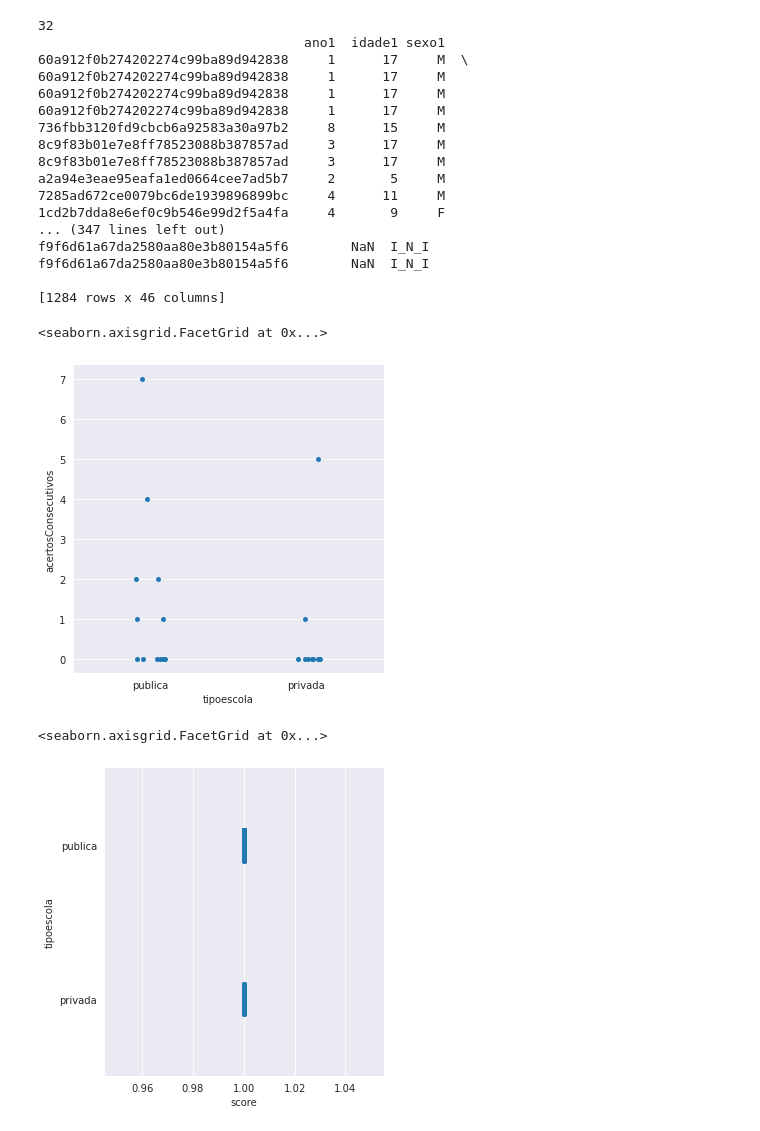
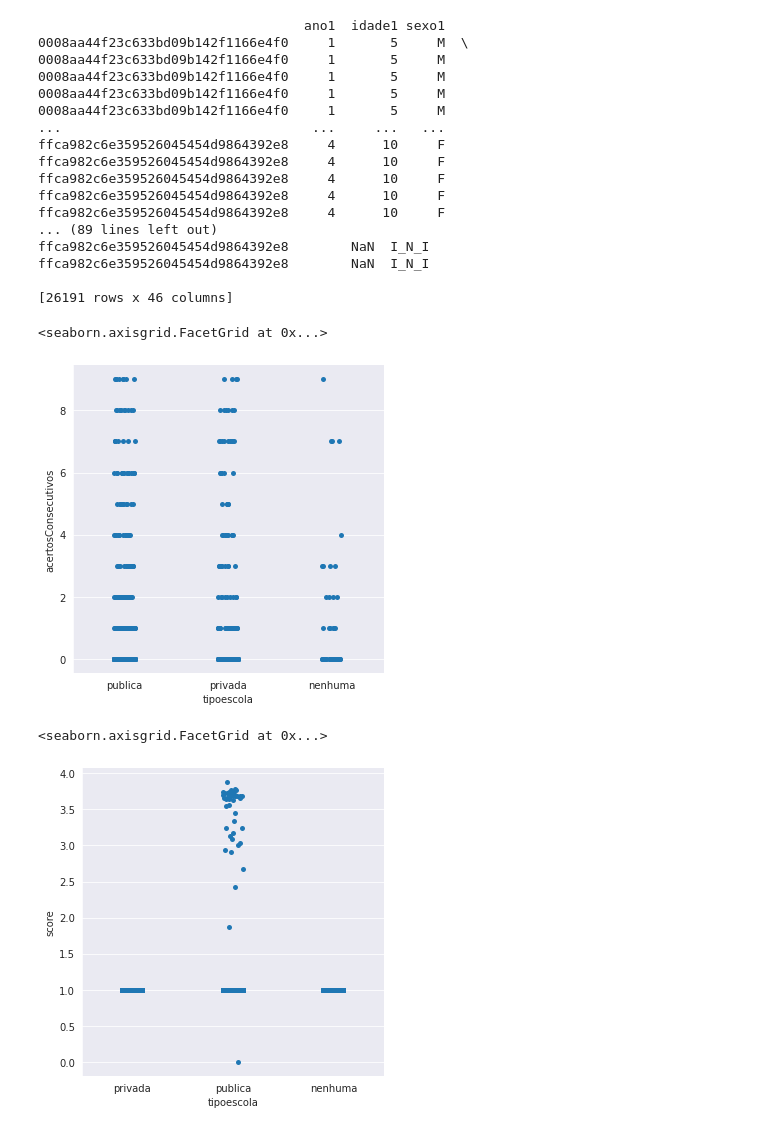
Before and after one commit to AnniProvietti/RIO20, a Jupyter notebook: fono_ceo-master/ipynb/dev/Wisconsin-dados.ipynb, the cells around one changed output. Saved outputs shown, nothing was run; the diff lists cells and outputs as text; code cells hidden in the pictures.

Commit message:
wisconsin: dados do intervalo de 0 a 2000

```diff
--- a/fono_ceo-master/ipynb/dev/Wisconsin-dados.ipynb
+++ b/fono_ceo-master/ipynb/dev/Wisconsin-dados.ipynb
@@ -1,25 +1,25 @@
 # %%
 from WisconsinClasses import WisconsinPlayers
 
-wis = WisconsinPlayers().file_demographics(date="2012", start_count=(100, 150), name="wisconsin.csv")
+wis = WisconsinPlayers().file_demographics(date="2012", start_count=(0, 2000), name="wisconsin.csv")
 # %% [output]
-32
                                   ano1  idade1 sexo1
-60a912f0b274202274c99ba89d942838     1      17     M  \
-60a912f0b274202274c99ba89d942838     1      17     M
-60a912f0b274202274c99ba89d942838     1      17     M
-60a912f0b274202274c99ba89d942838     1      17     M
-736fbb3120fd9cbcb6a92583a30a97b2     8      15     M
-8c9f83b01e7e8ff78523088b387857ad     3      17     M
-8c9f83b01e7e8ff78523088b387857ad     3      17     M
-a2a94e3eae95eafa1ed0664cee7ad5b7     2       5     M
-7285ad672ce0079bc6de1939896899bc     4      11     M
-1cd2b7dda8e6ef0c9b546e99d2f5a4fa     4       9     F
-... (347 lines left out)
-f9f6d61a67da2580aa80e3b80154a5f6        NaN  I_N_I
-f9f6d61a67da2580aa80e3b80154a5f6        NaN  I_N_I
+0008aa44f23c633bd09b142f1166e4f0     1       5     M  \
+0008aa44f23c633bd09b142f1166e4f0     1       5     M
+0008aa44f23c633bd09b142f1166e4f0     1       5     M
+0008aa44f23c633bd09b142f1166e4f0     1       5     M
+0008aa44f23c633bd09b142f1166e4f0     1       5     M
+...                                ...     ...   ...
+ffca982c6e359526045454d9864392e8     4      10     F
+ffca982c6e359526045454d9864392e8     4      10     F
+ffca982c6e359526045454d9864392e8     4      10     F
+ffca982c6e359526045454d9864392e8     4      10     F
+ffca982c6e359526045454d9864392e8     4      10     F
+... (89 lines left out)
+ffca982c6e359526045454d9864392e8        NaN  I_N_I
+ffca982c6e359526045454d9864392e8        NaN  I_N_I
 
-[1284 rows x 46 columns]
+[26191 rows x 46 columns]
 # %%
 import seaborn as sns
 from WisconsinClasses import WisconsinPandas
@@ -27,12 +27,12 @@ from WisconsinClasses import WisconsinPandas
 sns.catplot(x='tipoescola', y='acertosConsecutivos', data=wis)
 # %% [output]
 <seaborn.axisgrid.FacetGrid at 0x...>
-[figure, old version]
+[figure, new version]
 # %%
-sns.catplot(x='score', y='tipoescola', data=wis)
+sns.catplot(x='tipoescola', y='score', data=wis)
 # %% [output]
 <seaborn.axisgrid.FacetGrid at 0x...>
-[figure, old version]
+[figure, new version]
 # %%
 sns.catplot(x='sexo1', y='tipoescola', data=wis)
 # %% [output]
```
Also changed, not shown: parts of 4 cells of this notebook, 2 other files.
